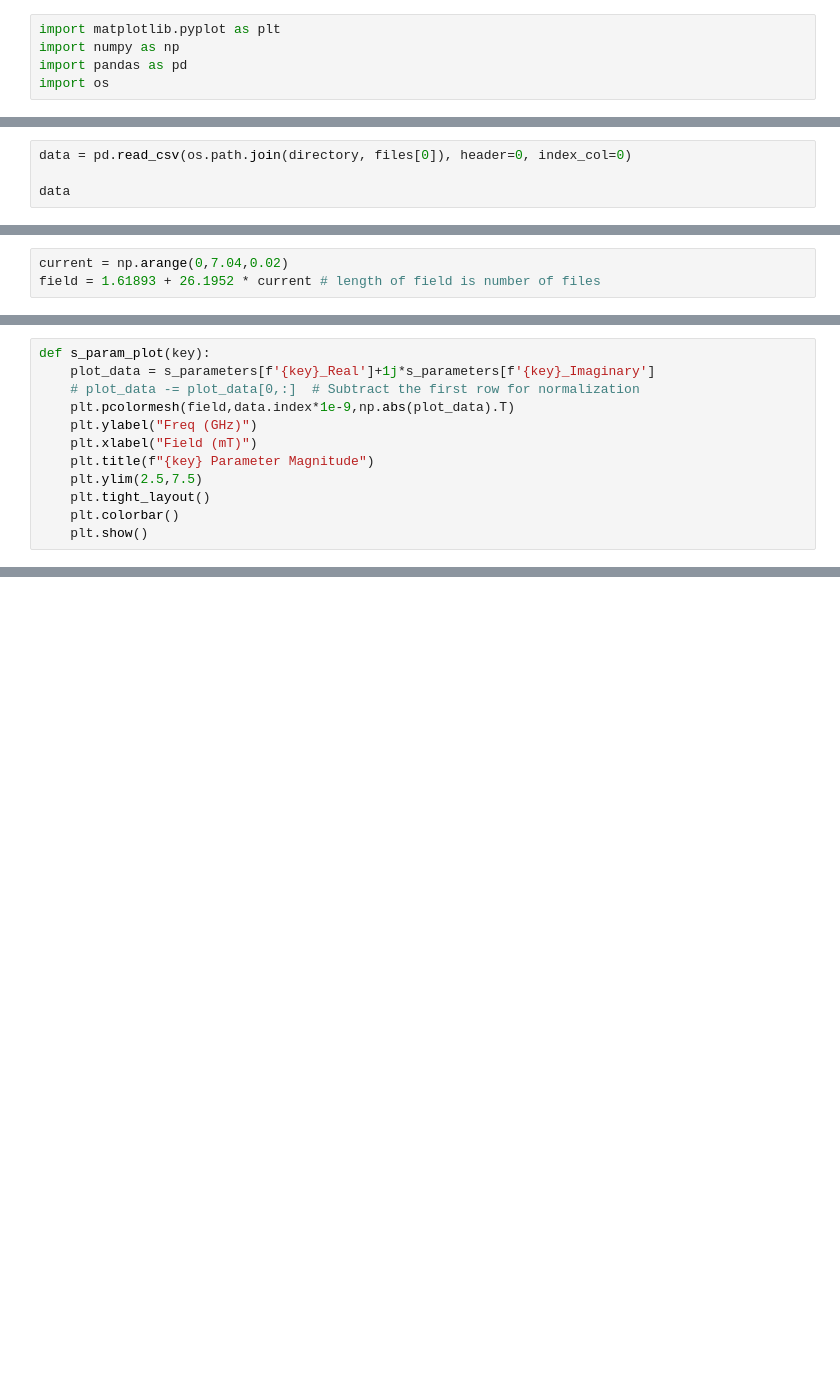
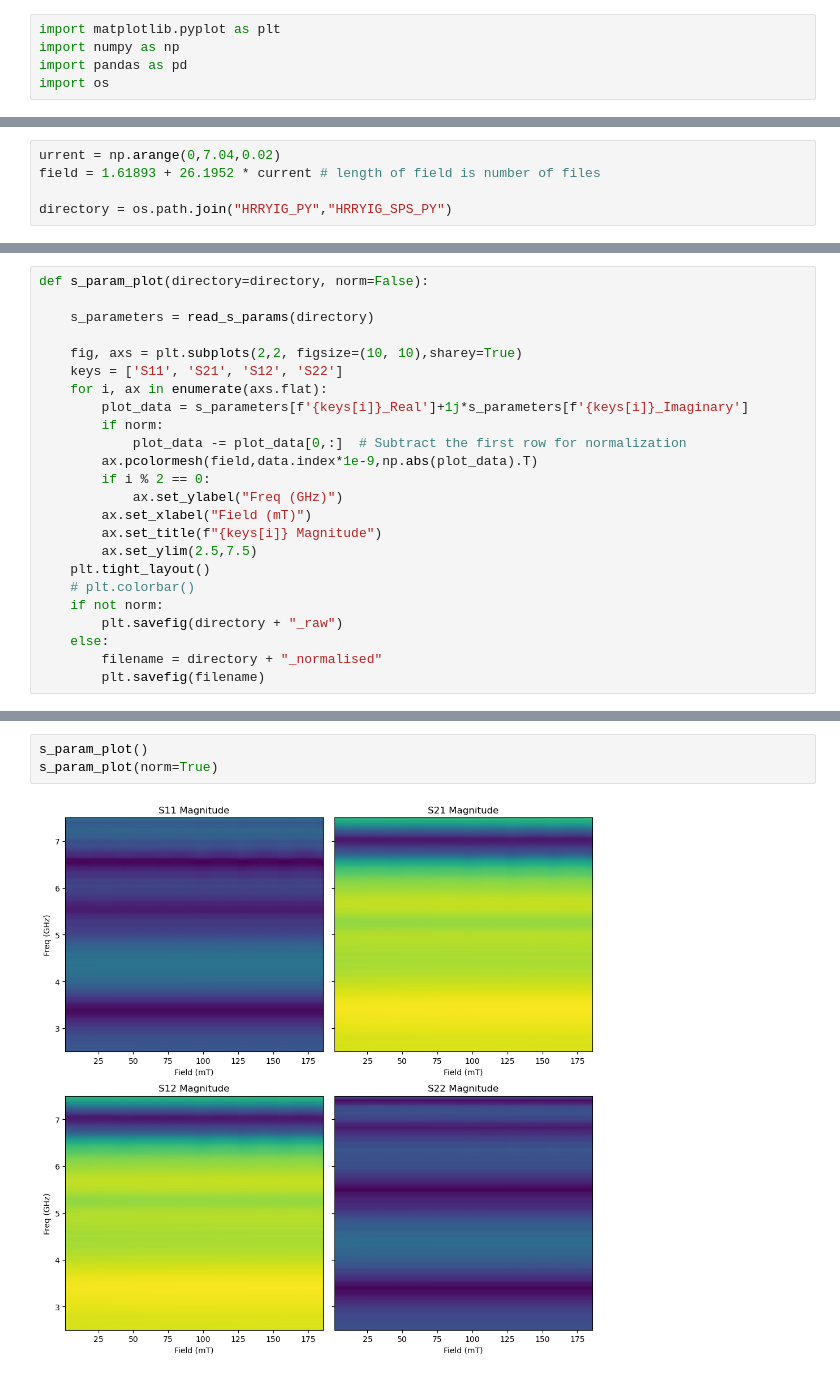
Before and after one commit to FazinHan/cavityCoupling, a Jupyter notebook: experimental data/read_data.ipynb, the cells around one changed output, grey strips where cells are left out. Saved outputs shown, nothing was run; the diff lists cells and outputs as text; blank space fills up the shorter version.

Commit message:
plot all s parameters

```diff
--- a/experimental data/read_data.ipynb
+++ b/experimental data/read_data.ipynb
@@ -13,4 +5,0 @@ print(files)
-# %%
-data = pd.read_csv(os.path.join(directory, files[0]), header=0, index_col=0)
-
-data
@@ -32,3 +6,5 @@ data
 # %%
-current = np.arange(0,7.04,0.02)
+urrent = np.arange(0,7.04,0.02)
 field = 1.61893 + 26.1952 * current # length of field is number of files
+
+directory = os.path.join("HRRYIG_PY","HRRYIG_SPS_PY")
@@ -58,12 +27,24 @@ for file in files:
 # %%
-def s_param_plot(key):
-    plot_data = s_parameters[f'{key}_Real']+1j*s_parameters[f'{key}_Imaginary']
-    # plot_data -= plot_data[0,:]  # Subtract the first row for normalization
-    plt.pcolormesh(field,data.index*1e-9,np.abs(plot_data).T)
-    plt.ylabel("Freq (GHz)")
-    plt.xlabel("Field (mT)")
-    plt.title(f"{key} Parameter Magnitude")
-    plt.ylim(2.5,7.5)
+def s_param_plot(directory=directory, norm=False):
+
+    s_parameters = read_s_params(directory)
+
+    fig, axs = plt.subplots(2,2, figsize=(10, 10),sharey=True)
+    keys = ['S11', 'S21', 'S12', 'S22']
+    for i, ax in enumerate(axs.flat):
+        plot_data = s_parameters[f'{keys[i]}_Real']+1j*s_parameters[f'{keys[i]}_Imaginary']
+        if norm:
+            plot_data -= plot_data[0,:]  # Subtract the first row for normalization
+        ax.pcolormesh(field,data.index*1e-9,np.abs(plot_data).T)
+        if i % 2 == 0:
+            ax.set_ylabel("Freq (GHz)")
+        ax.set_xlabel("Field (mT)")
+        ax.set_title(f"{keys[i]} Magnitude")
+        ax.set_ylim(2.5,7.5)
     plt.tight_layout()
-    plt.colorbar()
-    plt.show()
+    # plt.colorbar()
+    if not norm:
+        plt.savefig(directory + "_raw")
+    else:
+        filename = directory + "_normalised"
+        plt.savefig(filename)
@@ -77,0 +51,5 @@ s_param_plot('S22')
+# %%
+s_param_plot()
+s_param_plot(norm=True)
+# %% [output]
+[figure, added]
```
Also changed, not shown: parts of 10 cells of this notebook, 8 other files.
